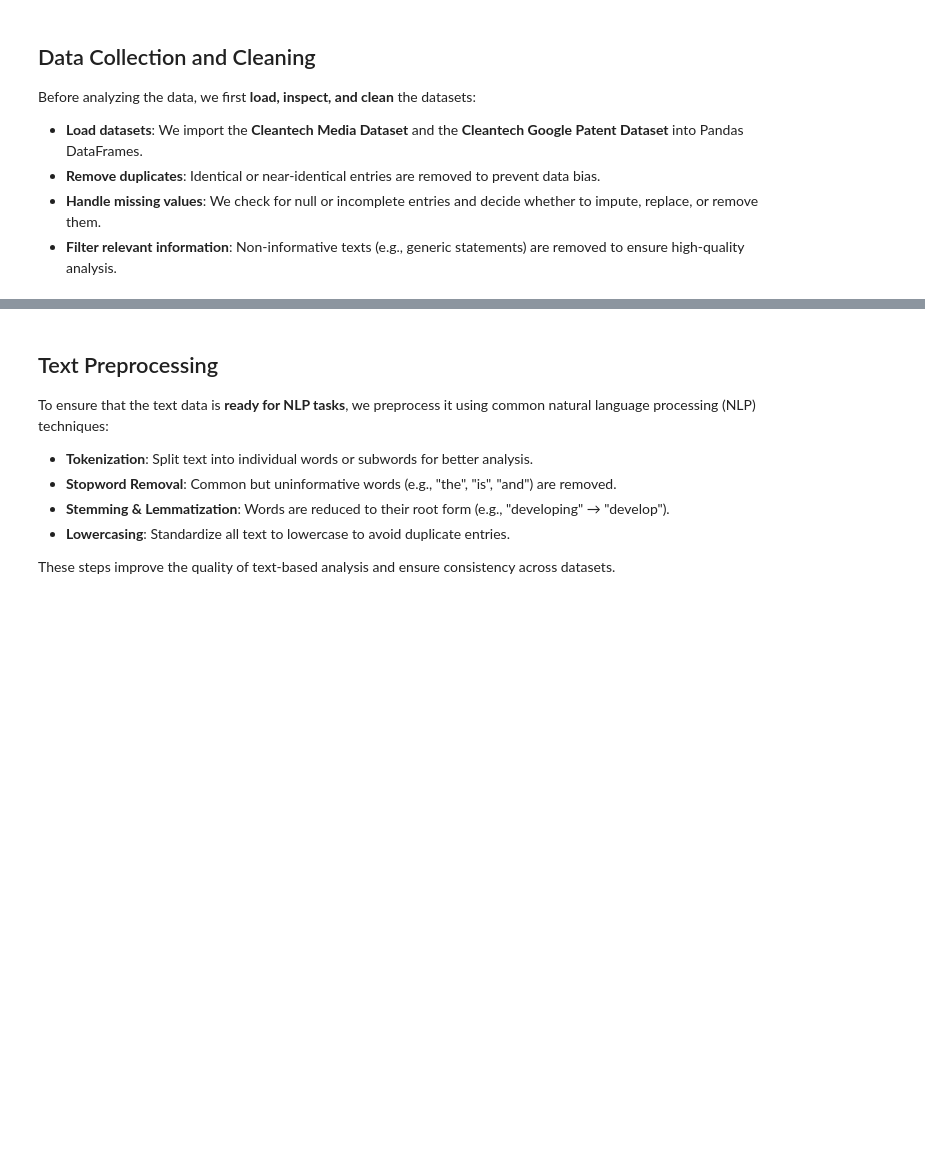
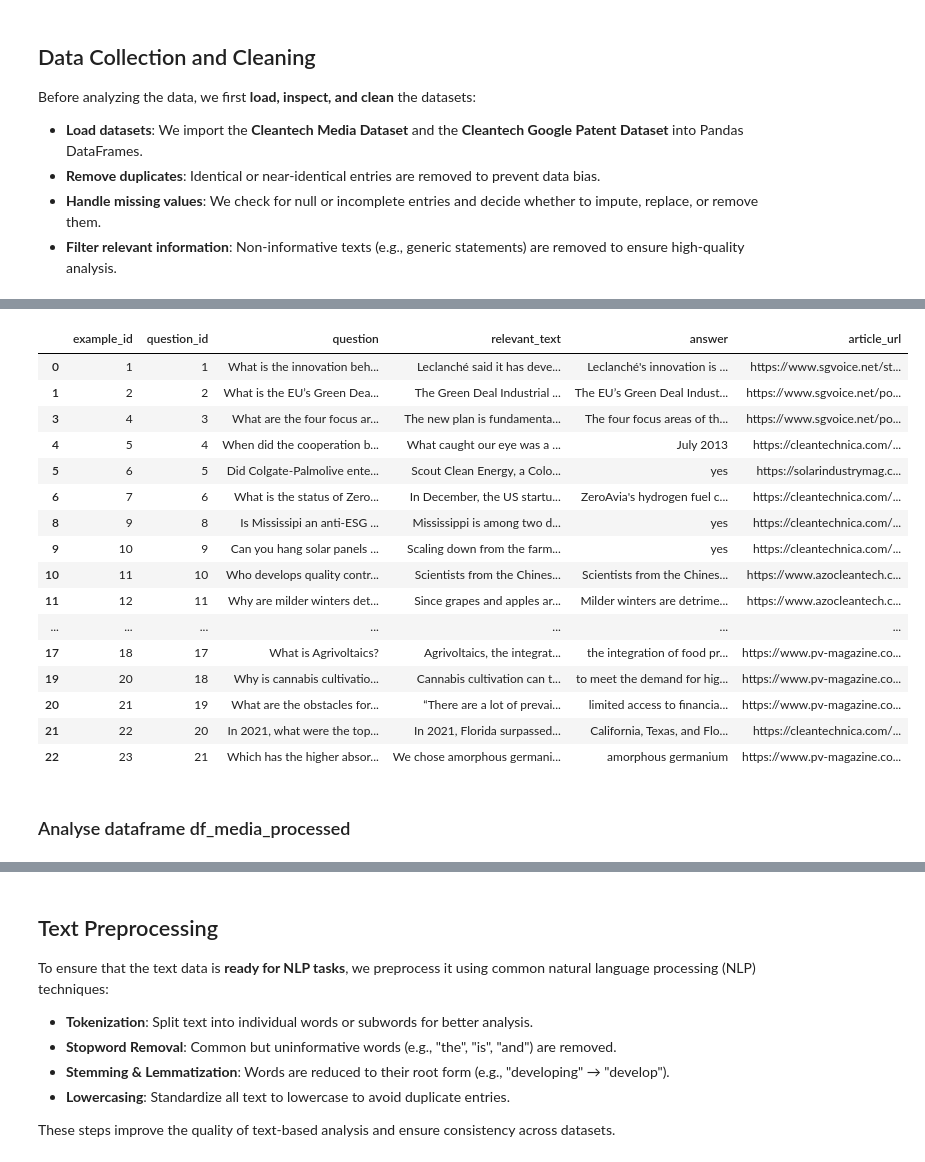
Before and after one commit to cmimholz/computational-language-technology-project, a Jupyter notebook: notebooks/stage1.ipynb, the cells around one changed output, grey strips where cells are left out. Saved outputs shown, nothing was run; the diff lists cells and outputs as text; code cells hidden in the pictures; blank space fills up the shorter version.

```diff
--- a/notebooks/stage1.ipynb
+++ b/notebooks/stage1.ipynb
@@ -68,0 +100,33 @@ df_media_processed
+# %%
+df_google_patents_processed = df_google_patents.dropna()
+df_google_patents_processed = df_google_patents_processed.drop_duplicates(subset=['question_id'])      # Remove duplicate questions
+df_google_patents_processed = df_google_patents_processed.rename(columns=lambda x: x.replace(',', '')) # rename column article_url
+
+df_google_patents_processed['example_id'] = df_google_patents_processed['example_id'].astype(int)
+df_google_patents_processed['question_id'] = df_google_patents_processed['question_id'].astype(int)
+df_google_patents_processed['question'] = df_google_patents_processed['question'].astype(str)
+df_google_patents_processed['relevant_text'] = df_google_patents_processed['relevant_text'].astype(str)
+df_google_patents_processed['answer'] = df_google_patents_processed['answer'].astype(str)
+df_google_patents_processed['article_url'] = df_google_patents_processed['article_url'].astype(str)
+
+df_google_patents_processed
+# %% [output]
+|  | example_id | question_id | question | relevant_text | answer | article_url |
+| 0 | 1 | 1 | What is the innovation beh... | Leclanché said it has deve... | Leclanché's innovation is ... | https://www.sgvoice.net/st... |
+| 1 | 2 | 2 | What is the EU’s Green Dea... | The Green Deal Industrial ... | The EU’s Green Deal Indust... | https://www.sgvoice.net/po... |
+| 3 | 4 | 3 | What are the four focus ar... | The new plan is fundamenta... | The four focus areas of th... | https://www.sgvoice.net/po... |
+| 4 | 5 | 4 | When did the cooperation b... | What caught our eye was a ... | July 2013 | https://cleantechnica.com/... |
+| 5 | 6 | 5 | Did Colgate-Palmolive ente... | Scout Clean Energy, a Colo... | yes | https://solarindustrymag.c... |
+| 6 | 7 | 6 | What is the status of Zero... | In December, the US startu... | ZeroAvia's hydrogen fuel c... | https://cleantechnica.com/... |
+| 8 | 9 | 8 | Is Mississipi an anti-ESG ... | Mississippi is among two d... | yes | https://cleantechnica.com/... |
+| 9 | 10 | 9 | Can you hang solar panels ... | Scaling down from the farm... | yes | https://cleantechnica.com/... |
+| 10 | 11 | 10 | Who develops quality contr... | Scientists from the Chines... | Scientists from the Chines... | https://www.azocleantech.c... |
+| 11 | 12 | 11 | Why are milder winters det... | Since grapes and apples ar... | Milder winters are detrime... | https://www.azocleantech.c... |
+| ... | ... | ... | ... | ... | ... | ... |
+| 17 | 18 | 17 | What is Agrivoltaics? | Agrivoltaics, the integrat... | the integration of food pr... | https://www.pv-magazine.co... |
+| 19 | 20 | 18 | Why is cannabis cultivatio... | Cannabis cultivation can t... | to meet the demand for hig... | https://www.pv-magazine.co... |
+| 20 | 21 | 19 | What are the obstacles for... | “There are a lot of prevai... | limited access to financia... | https://www.pv-magazine.co... |
+| 21 | 22 | 20 | In 2021, what were the top... | In 2021, Florida surpassed... | California, Texas, and Flo... | https://cleantechnica.com/... |
+| 22 | 23 | 21 | Which has the higher absor... | We chose amorphous germani... | amorphous germanium | https://www.pv-magazine.co... |
+# %% [markdown]
+### Analyse dataframe df_media_processed
```
Also changed, not shown: parts of 11 cells of this notebook, 1 other file.
